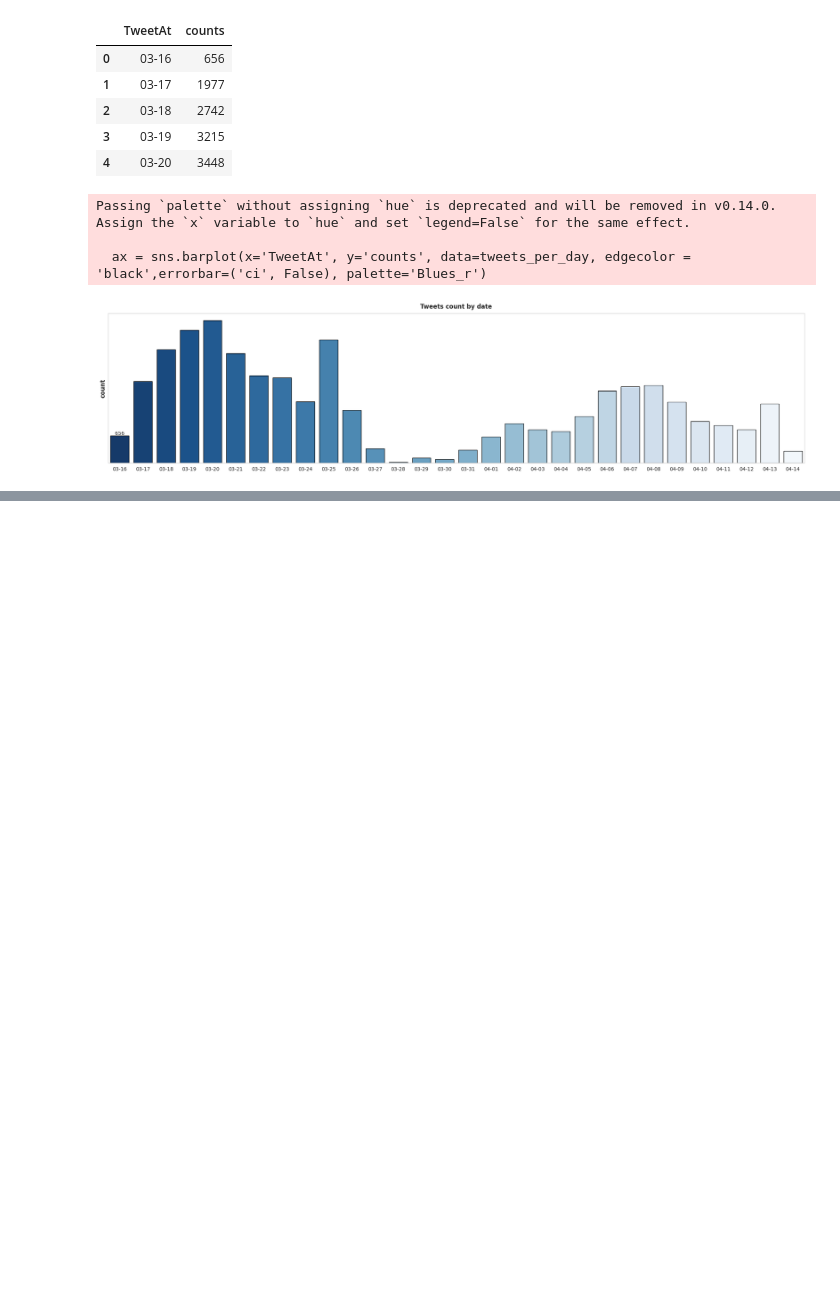
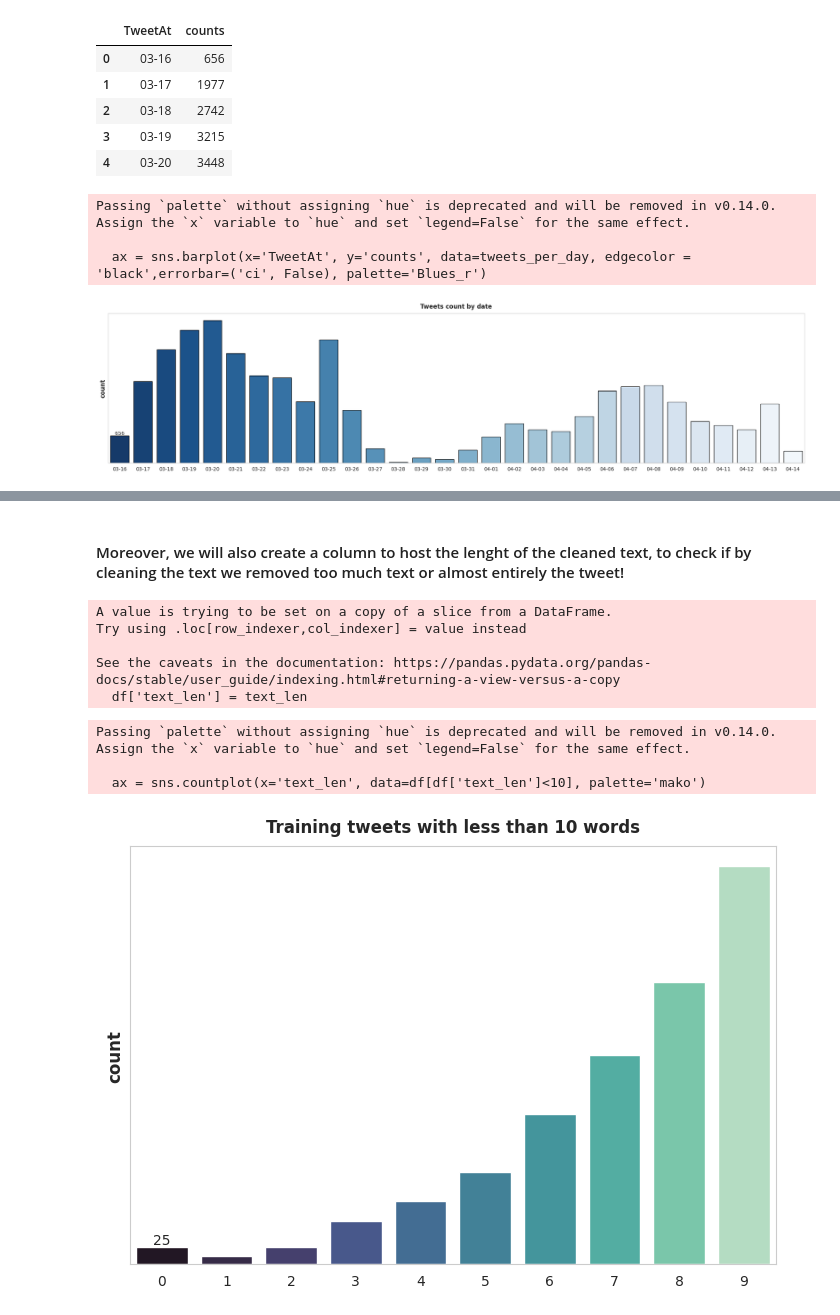
Before and after one commit to Arif-Badhon/Twitter_Sentiment_Analysis, a Jupyter notebook: twitter_sentiment_analysis.ipynb, the cells around one changed output, grey strips where cells are left out. Saved outputs shown, nothing was run; the diff lists cells and outputs as text; code cells hidden in the pictures; blank space fills up the shorter version.

```diff
--- a/twitter_sentiment_analysis.ipynb
+++ b/twitter_sentiment_analysis.ipynb
@@ -140,0 +214,16 @@ Passing `palette` without assigning `hue` is deprecated and will be removed in v
+# %%
+import demoji
+
+texts_new = []
+for t in df.OriginalTweet:
+    texts_new.append(
+        remove_mult_spaces(
+            filter_chars(
+                clean_hashtags(
+                    strip_all_entities(
+                        demoji.replace(t)  # Updated line for emoji removal
+                    )
+                )
+            )
+        )
+    )
@@ -140,0 +282,15 @@ Passing `palette` without assigning `hue` is deprecated and will be removed in v
+# %% [markdown]
+#### Moreover, we will also create a column to host the lenght of the cleaned text, to check if by cleaning the text we removed too much text or almost entirely the tweet!
+# %%
+text_len = []
+for text in df.text_clean:
+    tweet_len = len(text.split())
+    text_len.append(tweet_len)
+# %%
+df['text_len'] = text_len
+# %% [output]
+A value is trying to be set on a copy of a slice from a DataFrame.
+Try using .loc[row_indexer,col_indexer] = value instead
+
+See the caveats in the documentation: https://pandas.pydata.org/pandas-docs/stable/user_guide/indexing.html#returning-a-view-versus-a-copy
+  df['text_len'] = text_len
@@ -140,0 +304,14 @@ Passing `palette` without assigning `hue` is deprecated and will be removed in v
+# %%
+plt.figure(figsize=(7,5))
+ax = sns.countplot(x='text_len', data=df[df['text_len']<10], palette='mako')
+plt.title('Training tweets with less than 10 words')
+plt.yticks([])
+ax.bar_label(ax.containers[0])
+plt.ylabel('count')
+plt.xlabel('')
+plt.show()
+# %% [output]
+Passing `palette` without assigning `hue` is deprecated and will be removed in v0.14.0. Assign the `x` variable to `hue` and set `legend=False` for the same effect.
+
+  ax = sns.countplot(x='text_len', data=df[df['text_len']<10], palette='mako')
+[figure, added]
```
Also changed, not shown: parts of 35 cells of this notebook, 2 other files.
